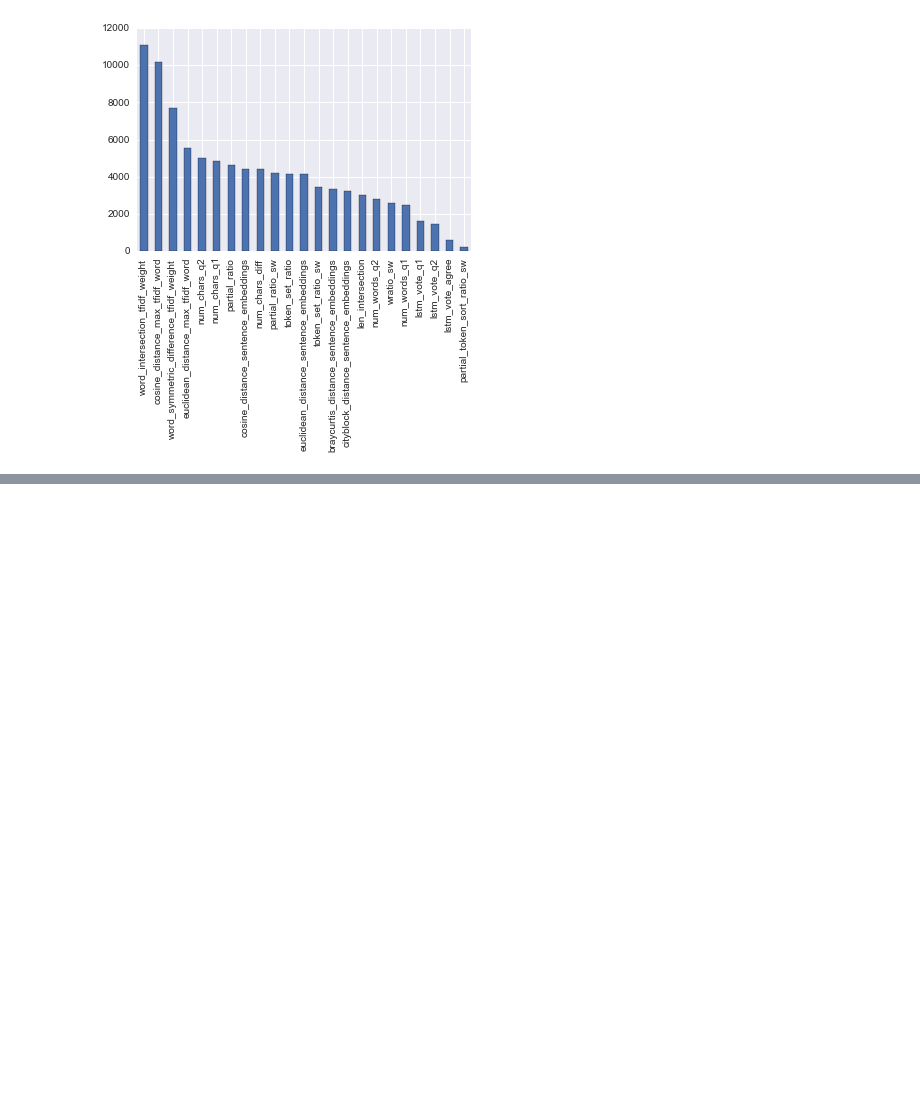
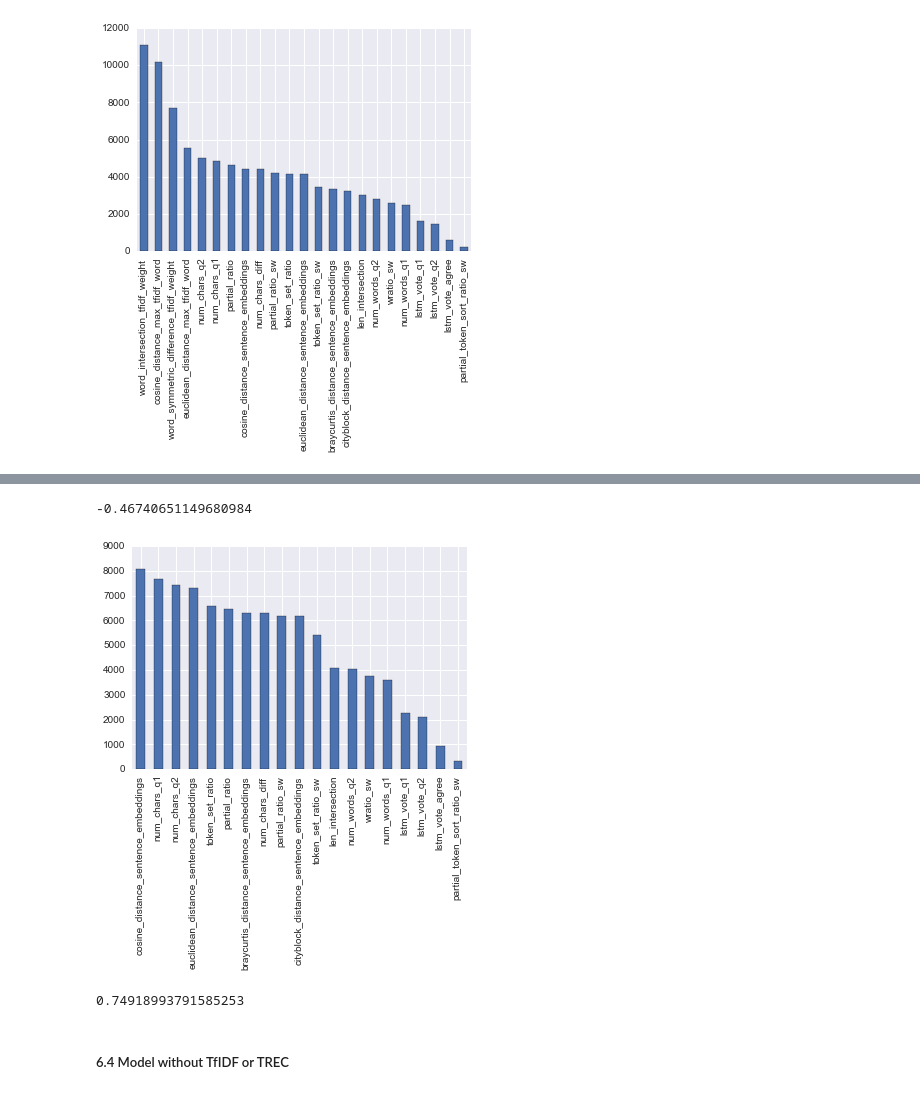
Before and after one commit to tamirbennatan/quora, a Jupyter notebook: xgboost/xgboost_extended_features.ipynb, the cells around one changed output, grey strips where cells are left out. Drawn from its saved outputs; the diff is of its cells as text; code cells hidden in the pictures; blank space fills up the shorter version.

```diff
--- a/xgboost/xgboost_extended_features.ipynb
+++ b/xgboost/xgboost_extended_features.ipynb
@@ -938,0 +1003,8 @@ feature_importance(grid_result_no_sim.best_estimator_)
+# %%
+grid_result_no_sim_or_tfidf.best_score_
+# %% [output]
+-0.46740651149680984
+# %%
+feature_importance(grid_result_no_sim_or_tfidf.best_estimator_)
+# %% [output]
+[figure, added]
@@ -938,0 +1014,6 @@ feature_importance(grid_result_no_sim.best_estimator_)
+# %%
+accuracy_score(y_test, grid_result_no_sim_or_tfidf.predict(X_test[tfidf_and_sim_removed]))
+# %% [output]
+0.74918993791585253
+# %% [markdown]
+##### 6.4 Model without TfIDF or TREC
```
Also changed, not shown: parts of 32 cells of this notebook, 2 other files.
